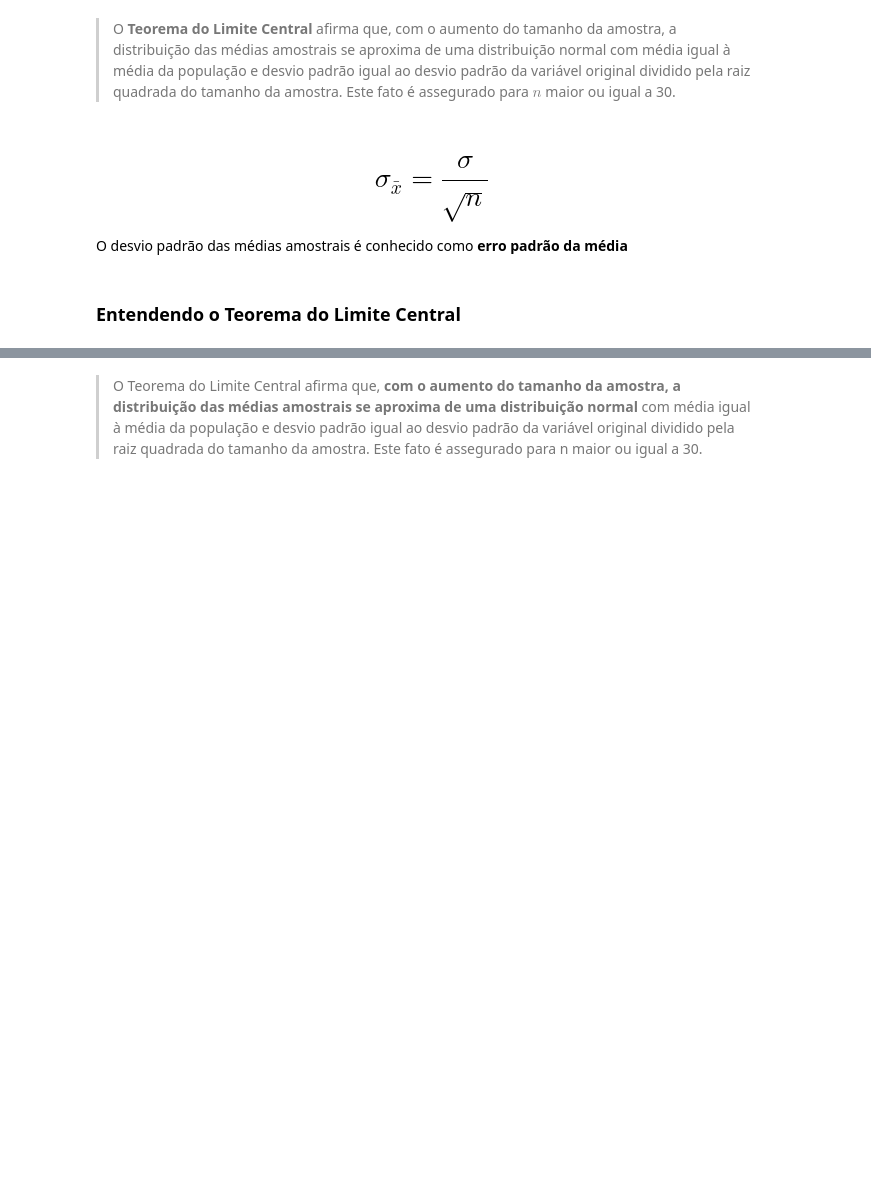
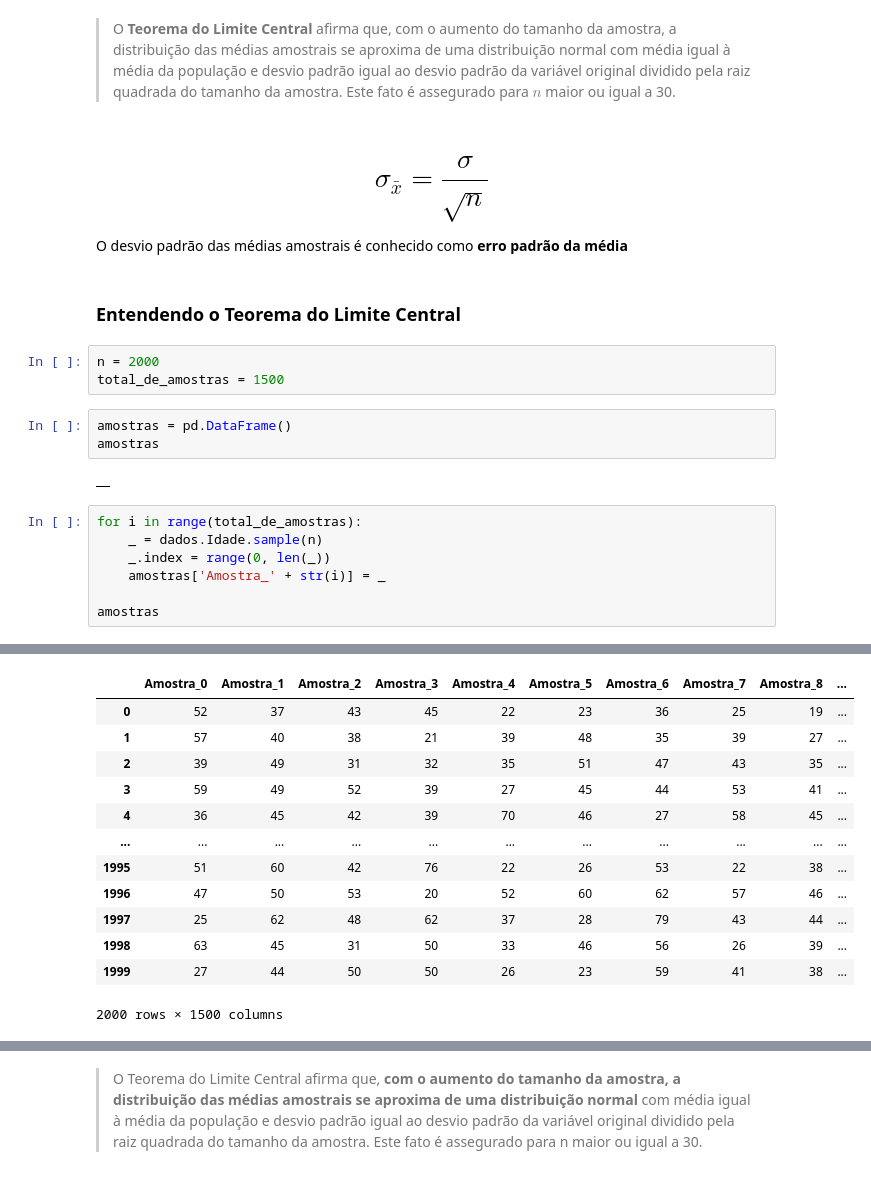
Before and after one commit to caiosm01/Alura_estatistica_python, a Jupyter notebook: Curso_de_Estatistica_Parte_2.ipynb, the cells around one changed output, grey strips where cells are left out. Cells and saved outputs as stored; diff of their text form; blank space fills up the shorter version.

```diff
--- a/Curso_de_Estatistica_Parte_2.ipynb
+++ b/Curso_de_Estatistica_Parte_2.ipynb
@@ -651,8 +901,24 @@ Suponha que os pesos dos sacos de arroz de uma indústria alimentícia se distri
 # %% [markdown]
 > O **Teorema do Limite Central** afirma que, com o aumento do tamanho da amostra, a distribuição das médias amostrais se aproxima de uma distribuição normal com média igual à média da população e desvio padrão igual ao desvio padrão da variável original dividido pela raiz quadrada do tamanho da amostra. Este fato é assegurado para $n$ maior ou igual a 30.
 # %% [markdown]
-# $$\sigma_\bar{x} = \frac{\sigma}{\sqrt{n}}$$
+# $$\sigma_{\bar{x} }= \frac{\sigma}{\sqrt{n}}$$
 
 O desvio padrão das médias amostrais é conhecido como **erro padrão da média**
 # %% [markdown]
 ### Entendendo o Teorema do Limite Central
+# %%
+n = 2000
+total_de_amostras = 1500
+# %%
+amostras = pd.DataFrame()
+amostras
+# %% [output]
+|  |
+# %%
+for i in range(total_de_amostras):
+    _ = dados.Idade.sample(n)
+    _.index = range(0, len(_))
+    amostras['Amostra_' + str(i)] = _
+
+amostras
+# %% [output]
@@ -658,0 +926,13 @@ O desvio padrão das médias amostrais é conhecido como **erro padrão da médi
+|  | Amostra_0 | Amostra_1 | Amostra_2 | Amostra_3 | Amostra_4 | Amostra_5 | Amostra_6 | Amostra_7 | Amostra_8 | ... |
+| 0 | 52 | 37 | 43 | 45 | 22 | 23 | 36 | 25 | 19 | ... |
+| 1 | 57 | 40 | 38 | 21 | 39 | 48 | 35 | 39 | 27 | ... |
+| 2 | 39 | 49 | 31 | 32 | 35 | 51 | 47 | 43 | 35 | ... |
+| 3 | 59 | 49 | 52 | 39 | 27 | 45 | 44 | 53 | 41 | ... |
+| 4 | 36 | 45 | 42 | 39 | 70 | 46 | 27 | 58 | 45 | ... |
+| ... | ... | ... | ... | ... | ... | ... | ... | ... | ... | ... |
+| 1995 | 51 | 60 | 42 | 76 | 22 | 26 | 53 | 22 | 38 | ... |
+| 1996 | 47 | 50 | 53 | 20 | 52 | 60 | 62 | 57 | 46 | ... |
+| 1997 | 25 | 62 | 48 | 62 | 37 | 28 | 79 | 43 | 44 | ... |
+| 1998 | 63 | 45 | 31 | 50 | 33 | 46 | 56 | 26 | 39 | ... |
+| 1999 | 27 | 44 | 50 | 50 | 26 | 23 | 59 | 41 | 38 | ... |
+2000 rows × 1500 columns
```
Also changed, not shown: parts of 61 cells of this notebook.
